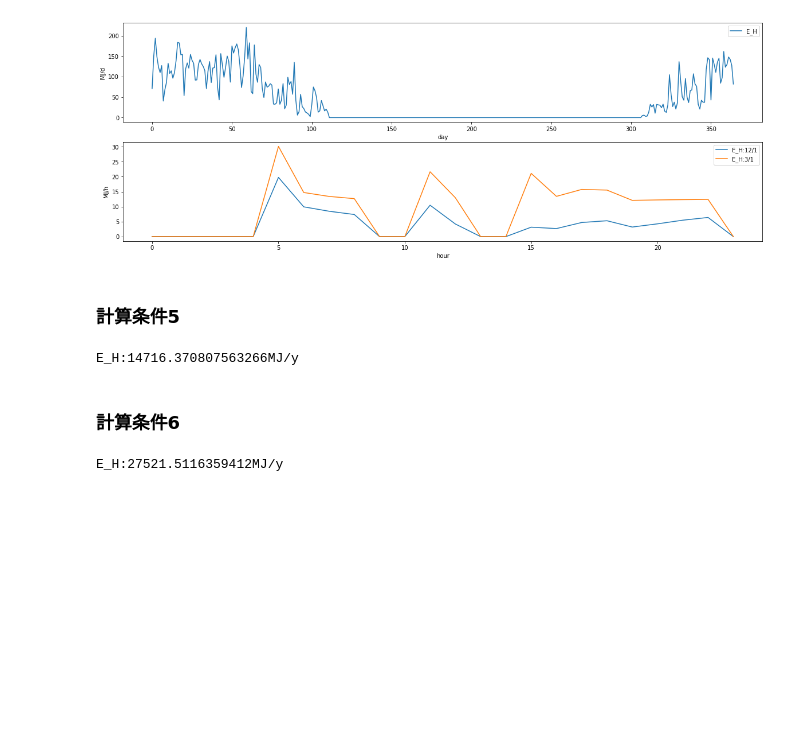
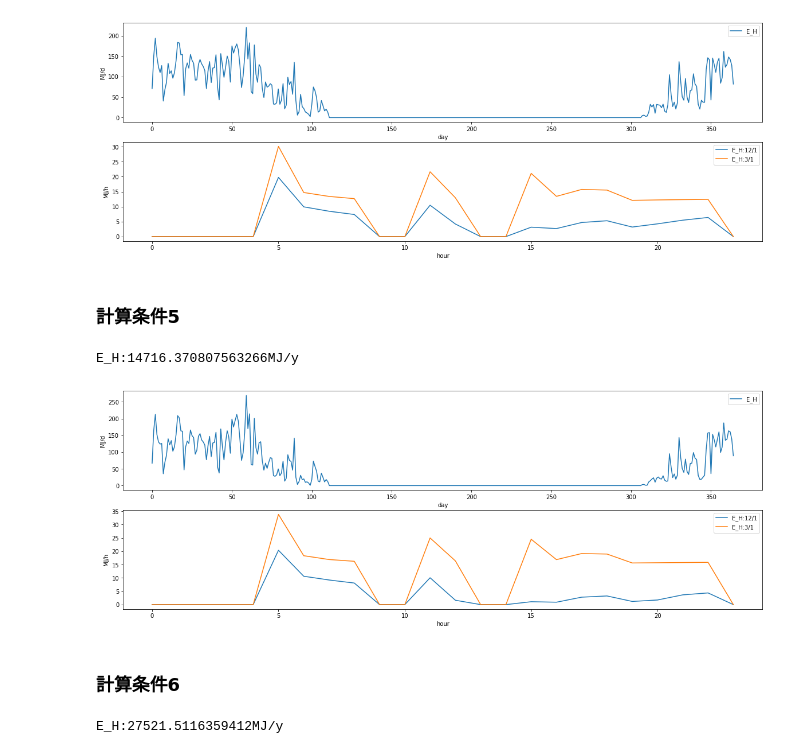
Before and after one commit to BRI-EES-House/Logic-EES-WEB, a Jupyter notebook: s04_07_Hot_water_heating.ipynb, the cells around one changed output. Drawn from its saved outputs; the diff is of its cells as text; code cells hidden in the pictures; blank space fills up the shorter version.

```diff
--- a/s04_07_Hot_water_heating.ipynb
+++ b/s04_07_Hot_water_heating.ipynb
@@ -2199,6 +2200,10 @@ H_HS = {'type': '電気ヒートポンプ温水暖房機', 'pipe_insulation': Tr
 E_H_d_t_5 = calc_results(param, H_MR, H_OR, H_HS)
 # %% [output]
 E_H:14716.370807563266MJ/y
+# %%
+get_each_graph(E_H_d_t_5)
+# %% [output]
+[figure, added]
 # %% [markdown]
 ### 計算条件6
 # %%
```
Also changed, not shown: parts of 7 cells of this notebook, 1 other file.
